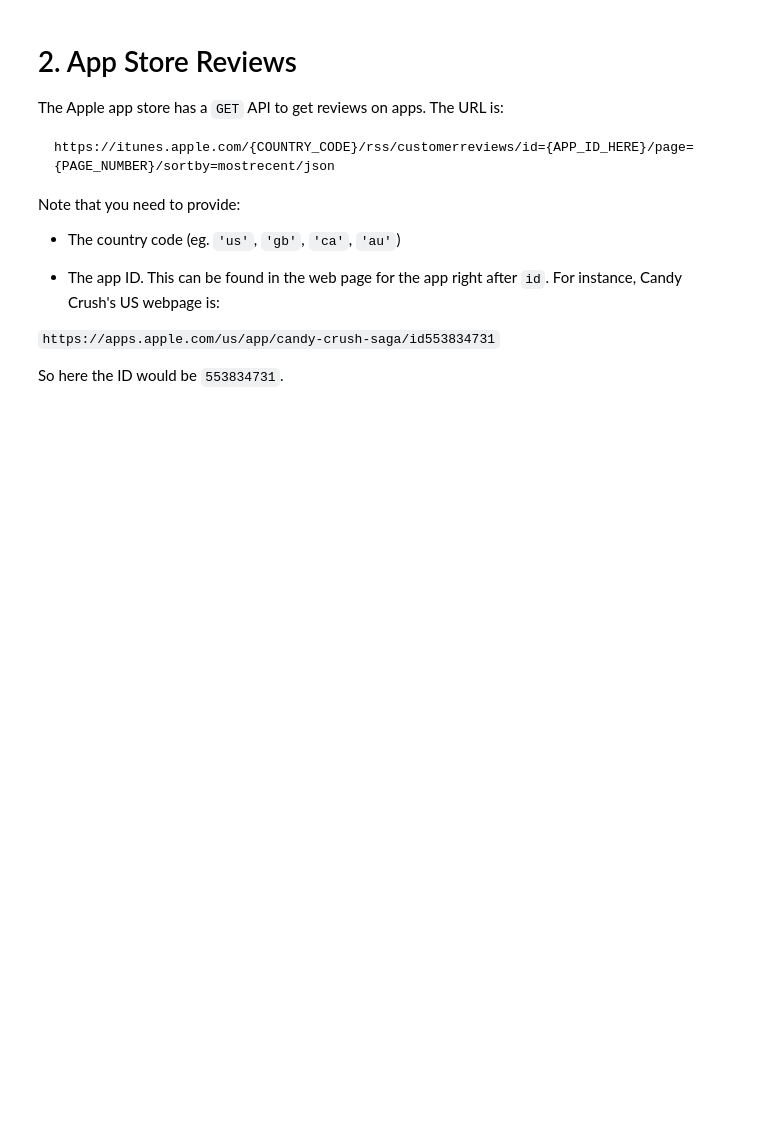
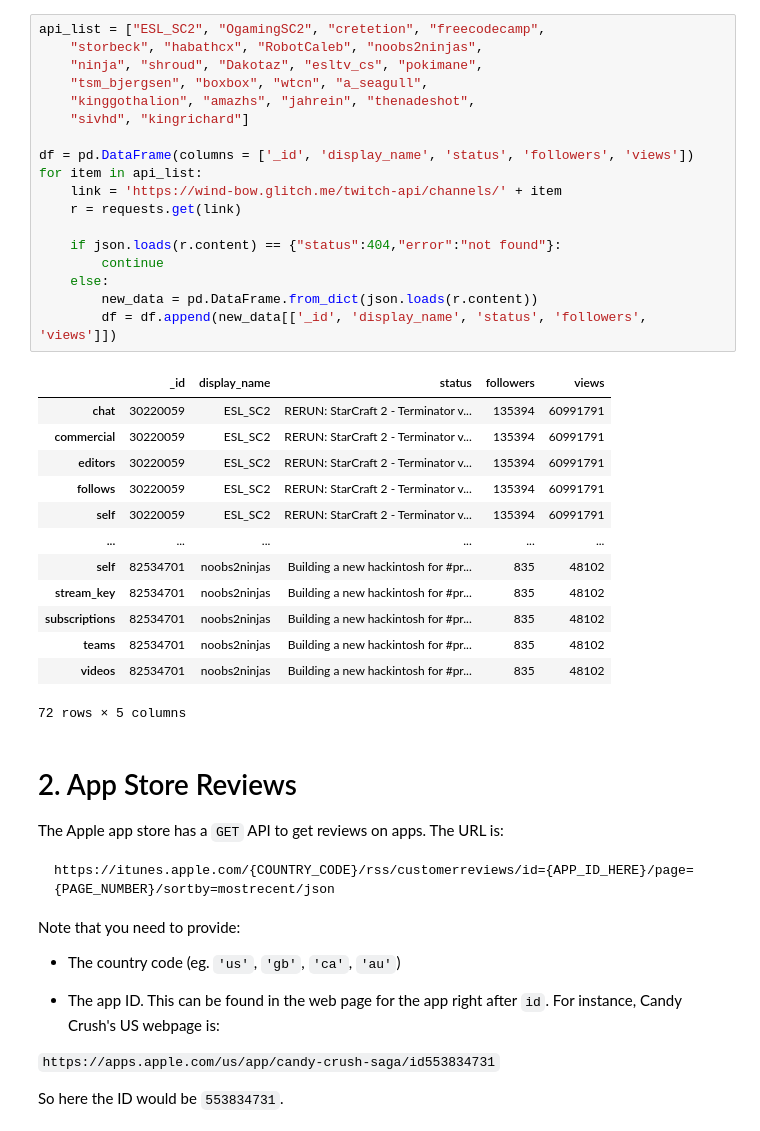
Before and after one commit to cb-ds-1/4-5-web-data, a Jupyter notebook: workshop.ipynb, the cells around one changed output. Cells and saved outputs as stored; diff of their text form; blank space fills up the shorter version.

```diff
--- a/workshop.ipynb
+++ b/workshop.ipynb
@@ -17,6 +24,38 @@ Get the data from the following channels:
 To make into a dataframe that looks like this:
 
 ![](twitch.png)
+# %%
+api_list = ["ESL_SC2", "OgamingSC2", "cretetion", "freecodecamp",
+    "storbeck", "habathcx", "RobotCaleb", "noobs2ninjas",
+    "ninja", "shroud", "Dakotaz", "esltv_cs", "pokimane",
+    "tsm_bjergsen", "boxbox", "wtcn", "a_seagull",
+    "kinggothalion", "amazhs", "jahrein", "thenadeshot",
+    "sivhd", "kingrichard"]
+
+df = pd.DataFrame(columns = ['_id', 'display_name', 'status', 'followers', 'views'])
+for item in api_list:
+    link = 'https://wind-bow.glitch.me/twitch-api/channels/' + item
+    r = requests.get(link)
+
+    if json.loads(r.content) == {"status":404,"error":"not found"}:
+        continue
+    else:
+        new_data = pd.DataFrame.from_dict(json.loads(r.content))
+        df = df.append(new_data[['_id', 'display_name', 'status', 'followers', 'views']])
+# %% [output]
+|  | _id | display_name | status | followers | views |
+| chat | 30220059 | ESL_SC2 | RERUN: StarCraft 2 - Terminator v... | 135394 | 60991791 |
+| commercial | 30220059 | ESL_SC2 | RERUN: StarCraft 2 - Terminator v... | 135394 | 60991791 |
+| editors | 30220059 | ESL_SC2 | RERUN: StarCraft 2 - Terminator v... | 135394 | 60991791 |
+| follows | 30220059 | ESL_SC2 | RERUN: StarCraft 2 - Terminator v... | 135394 | 60991791 |
+| self | 30220059 | ESL_SC2 | RERUN: StarCraft 2 - Terminator v... | 135394 | 60991791 |
+| ... | ... | ... | ... | ... | ... |
+| self | 82534701 | noobs2ninjas | Building a new hackintosh for #pr... | 835 | 48102 |
+| stream_key | 82534701 | noobs2ninjas | Building a new hackintosh for #pr... | 835 | 48102 |
+| subscriptions | 82534701 | noobs2ninjas | Building a new hackintosh for #pr... | 835 | 48102 |
+| teams | 82534701 | noobs2ninjas | Building a new hackintosh for #pr... | 835 | 48102 |
+| videos | 82534701 | noobs2ninjas | Building a new hackintosh for #pr... | 835 | 48102 |
+72 rows × 5 columns
 # %% [markdown]
 # 2. App Store Reviews
 
```
Also changed, not shown: parts of 4 cells of this notebook.
